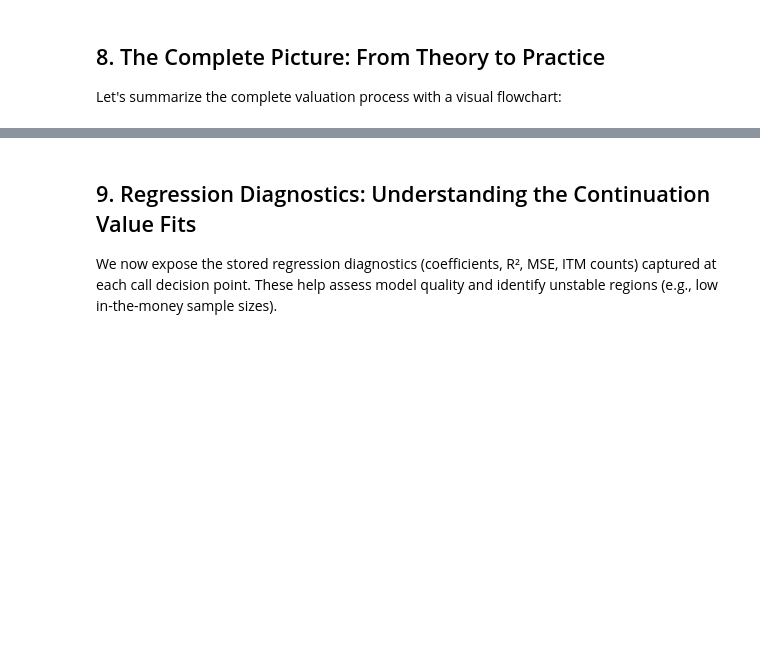
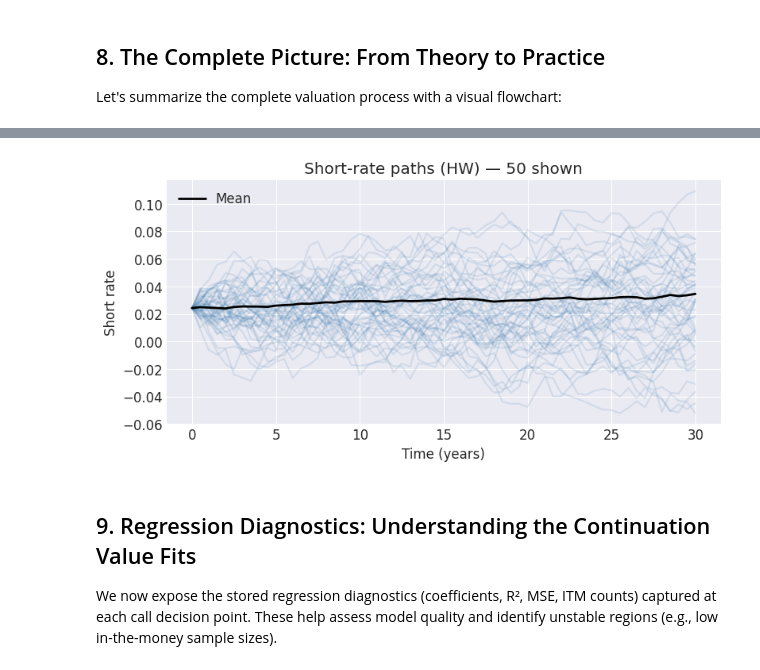
Before and after one commit to jlancaster7/complex-asset-pricing, a Jupyter notebook: ls-pricing/examples/quant_presentation_ls_methodology.ipynb, the cells around one changed output, grey strips where cells are left out. Drawn from its saved outputs; the diff is of its cells as text; code cells hidden in the pictures; blank space fills up the shorter version.

```diff
--- a/ls-pricing/examples/quant_presentation_ls_methodology.ipynb
+++ b/ls-pricing/examples/quant_presentation_ls_methodology.ipynb
@@ -761,4 +890,20 @@ The complete methodology combines:
   to compensate for the call risk.
+# %%
+import matplotlib.pyplot as plt
+
+rates_plot_ds = downsample_paths(paths_plot['rates'], max_paths=MAX_PLOT_PATHS)
+plot_t = paths_plot['times']
+plt.figure(figsize=(9,4))
+for r in rates_plot_ds:
+    plt.plot(plot_t, r, color='steelblue', alpha=0.15)
+plt.plot(plot_t, np.mean(paths_plot['rates'], axis=0), color='black', lw=2, label='Mean')
+plt.title(f"Short-rate paths ({MODEL}) — {rates_plot_ds.shape[0]} shown")
+plt.xlabel('Time (years)')
+plt.ylabel('Short rate')
+plt.legend()
+plt.show()
+# %% [output]
+[figure, added]
 # %% [markdown]
 ## 9. Regression Diagnostics: Understanding the Continuation Value Fits
 
```
Also changed, not shown: parts of 11 cells of this notebook, 6 other files.
